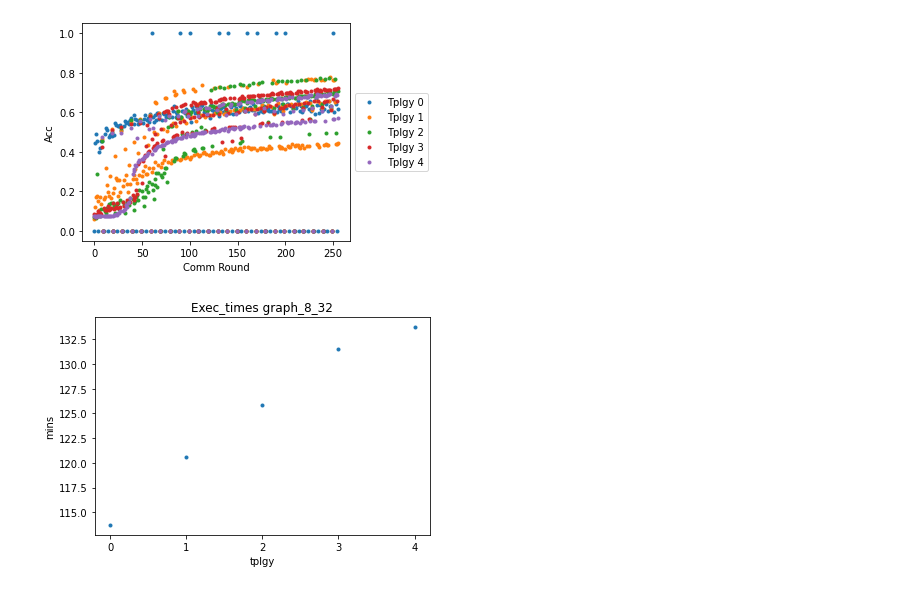
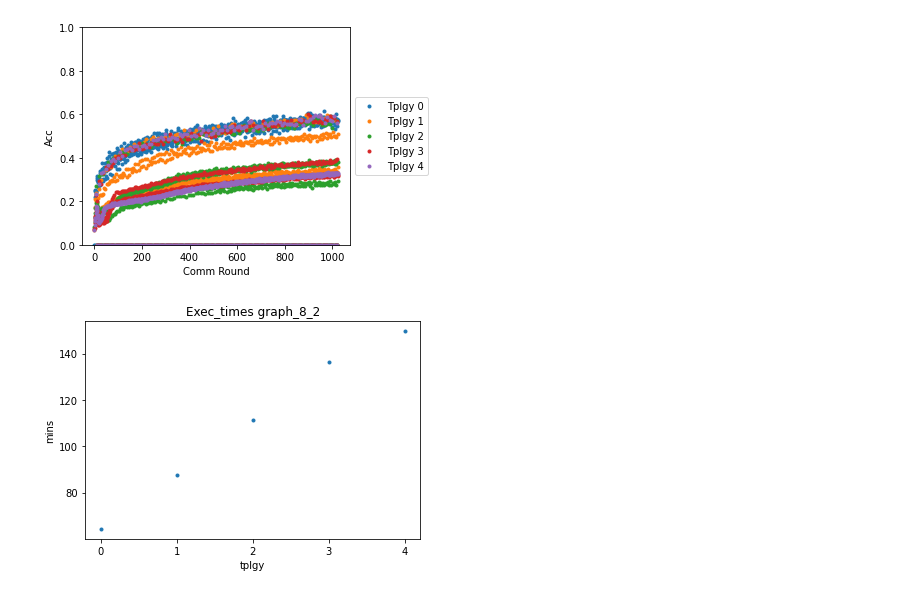
Before and after one commit to AitorB16/GLow, a Jupyter notebook: 8_visualize_results.ipynb, the cells around one changed output. Drawn from its saved outputs; the diff is of its cells as text; code cells hidden in the pictures.

```diff
--- a/8_visualize_results.ipynb
+++ b/8_visualize_results.ipynb
@@ -5,10 +5,11 @@ import numpy as np
 from pathlib import Path
 import matplotlib.pyplot as plt
 # %%
-run_name = 'graph_8_32'
-seed = '1999'
+run_name = 'graph_8_2'
+seed = '2001'
 save_path = 'plots/'
-file_path = 'outputs/no_pretrain/' + 'seed_' + seed + '/' + run_name #NEED TO READ ALL FILES
+#file_path = 'outputs/no_pretrain/' + 'seed_' + seed + '/' + run_name #NEED TO READ ALL FILES
+file_path = run_name
 num_agents = 10
 # %%
 tplgys = []
@@ -216,29 +217,37 @@ acc1 = []
 for accuracies in acc_distr:
     acc2 = []
     for acc in accuracies:
-        res = [float(idx) for idx in acc.split(' ')]
+        res = []
+        for idx in acc.split(' '):
+            f_idx = float(idx)
+            if f_idx == 1.0:
+                f_idx = 0.0
+            res.append(f_idx)
+        #res = [float(idx) for idx in acc.split(' ')]
+        if res == 1.0:
+            res = 0.0
         acc2.append(np.average(res))
     acc1.append(acc2)
 # %%
 plt.plot(acc1[0], '.')
 plt.plot(acc1[1], '.')
 plt.plot(acc1[2], '.')
 plt.plot(acc1[3], '.')
 plt.plot(acc1[4], '.')
 #x = np.arange(0, num_rounds, 1)
 #plt.xticks(x)
-#plt.ylim(50, 200)
+plt.ylim(0.0, 1.0)
 #plt.title("Tplgy 0", fontsize=9)
 plt.xlabel('Comm Round')
 plt.ylabel('Acc')
 
 ax = plt.gca()
 box = ax.get_position()
 ax.set_position([box.x0, box.y0, box.width * 0.8, box.height])
 ax.legend(['Tplgy 0', 'Tplgy 1', 'Tplgy 2', 'Tplgy 3', 'Tplgy 4'], loc='center left', bbox_to_anchor=(1, 0.5))
 plt.savefig(save_path+run_name+'_summ_distr_acc.pdf')
 # %% [output]
-[figure, old version]
+[figure, new version]
 # %%
 #VISUALIZE LOSSES PER TOPOLOGY AND AGENT
 # for i in range(5):
@@ -292,7 +301,7 @@ plt.title("Exec_times " + run_name)
 plt.savefig(save_path+run_name+'_exec_times.pdf')
 plt.show()
 # %% [output]
-[figure, old version]
+[figure, new version]
 # %%
 # plt.plot(tplgy_ID[0], acc[0], 'o')
 # plt.ylim(0.1, 0.6)
```
Also changed, not shown: parts of 5 cells of this notebook, 4 other files.
